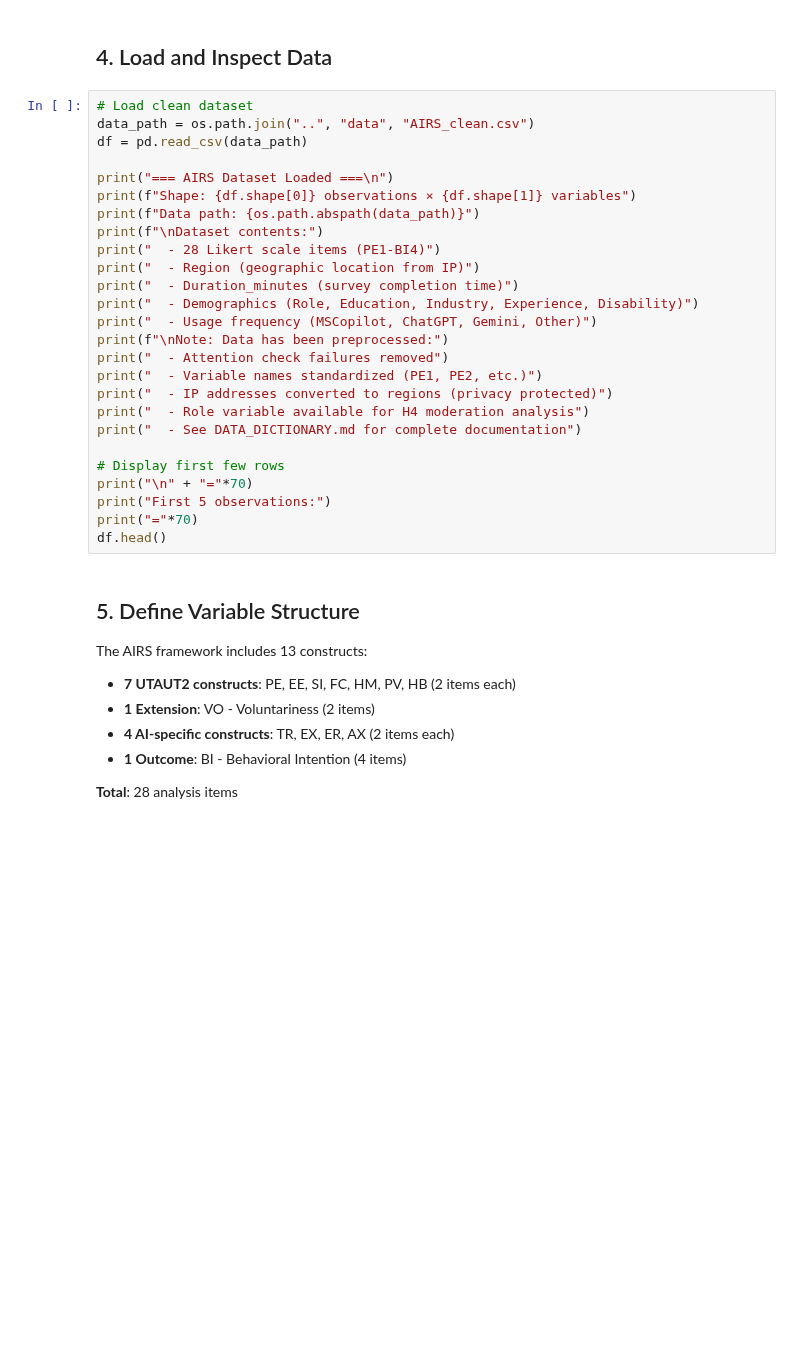
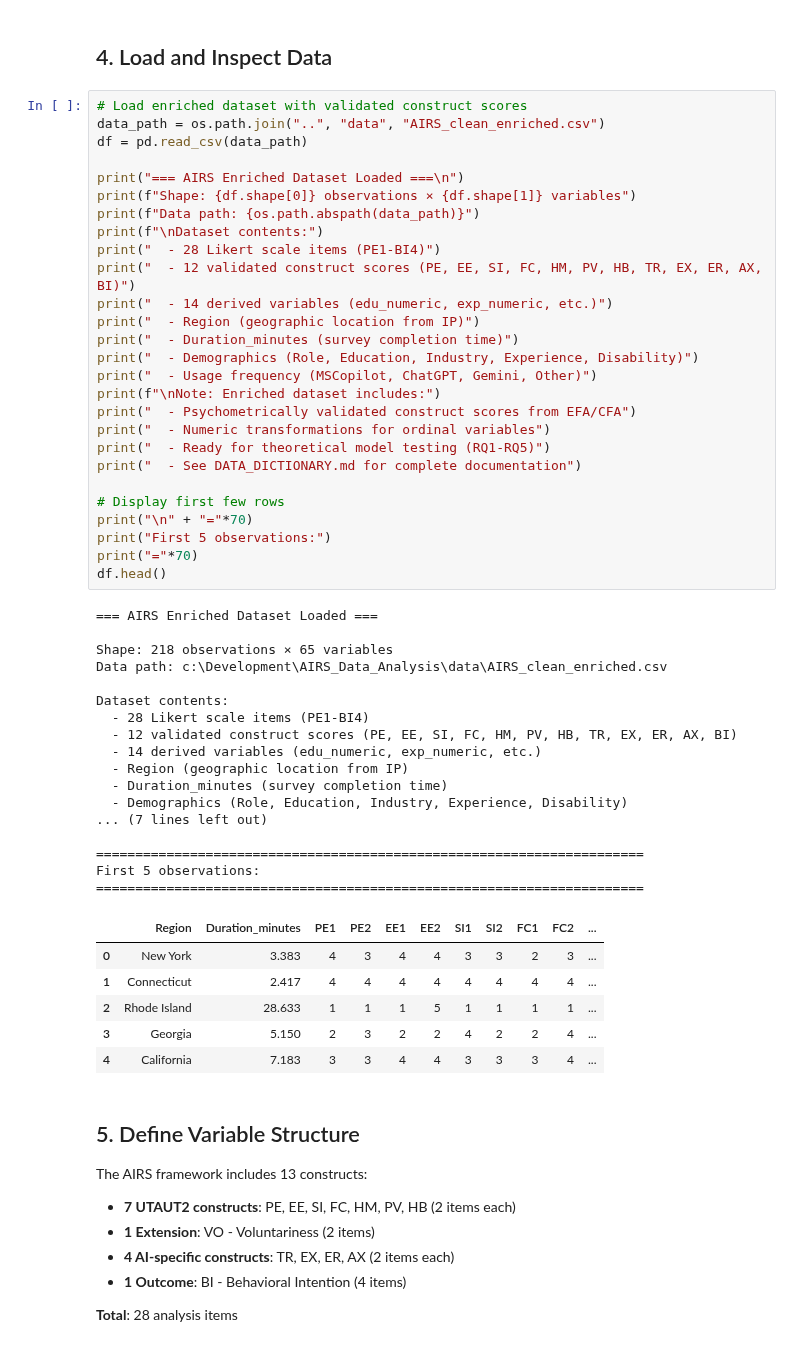
Before and after one commit to fabioc-aloha/AIRS_Data_Analysis, a Jupyter notebook: notebooks/AIRS_Analysis_Python.ipynb, the cells around one changed output. Drawn from its saved outputs; the diff is of its cells as text; blank space fills up the shorter version.

```diff
--- a/notebooks/AIRS_Analysis_Python.ipynb
+++ b/notebooks/AIRS_Analysis_Python.ipynb
@@ -191,31 +288,56 @@ print("✓ factor-analyzer installed (version check not available)")
 # %% [markdown]
 ## 4. Load and Inspect Data
 # %%
-# Load clean dataset
-data_path = os.path.join("..", "data", "AIRS_clean.csv")
+# Load enriched dataset with validated construct scores
+data_path = os.path.join("..", "data", "AIRS_clean_enriched.csv")
 df = pd.read_csv(data_path)
 
-print("=== AIRS Dataset Loaded ===\n")
+print("=== AIRS Enriched Dataset Loaded ===\n")
 print(f"Shape: {df.shape[0]} observations × {df.shape[1]} variables")
 print(f"Data path: {os.path.abspath(data_path)}")
 print(f"\nDataset contents:")
 print("  - 28 Likert scale items (PE1-BI4)")
+print("  - 12 validated construct scores (PE, EE, SI, FC, HM, PV, HB, TR, EX, ER, AX, BI)")
+print("  - 14 derived variables (edu_numeric, exp_numeric, etc.)")
 print("  - Region (geographic location from IP)")
 print("  - Duration_minutes (survey completion time)")
 print("  - Demographics (Role, Education, Industry, Experience, Disability)")
 print("  - Usage frequency (MSCopilot, ChatGPT, Gemini, Other)")
-print(f"\nNote: Data has been preprocessed:")
-print("  - Attention check failures removed")
-print("  - Variable names standardized (PE1, PE2, etc.)")
-print("  - IP addresses converted to regions (privacy protected)")
-print("  - Role variable available for H4 moderation analysis")
+print(f"\nNote: Enriched dataset includes:")
+print("  - Psychometrically validated construct scores from EFA/CFA")
+print("  - Numeric transformations for ordinal variables")
+print("  - Ready for theoretical model testing (RQ1-RQ5)")
 print("  - See DATA_DICTIONARY.md for complete documentation")
 
 # Display first few rows
 print("\n" + "="*70)
 print("First 5 observations:")
 print("="*70)
 df.head()
+# %% [output]
+=== AIRS Enriched Dataset Loaded ===
+
+Shape: 218 observations × 65 variables
+Data path: c:\Development\AIRS_Data_Analysis\data\AIRS_clean_enriched.csv
+
+Dataset contents:
+  - 28 Likert scale items (PE1-BI4)
+  - 12 validated construct scores (PE, EE, SI, FC, HM, PV, HB, TR, EX, ER, AX, BI)
+  - 14 derived variables (edu_numeric, exp_numeric, etc.)
+  - Region (geographic location from IP)
+  - Duration_minutes (survey completion time)
+  - Demographics (Role, Education, Industry, Experience, Disability)
+... (7 lines left out)
+
+======================================================================
+First 5 observations:
+======================================================================
+|  | Region | Duration_minutes | PE1 | PE2 | EE1 | EE2 | SI1 | SI2 | FC1 | FC2 | ... |
+| 0 | New York | 3.383 | 4 | 3 | 4 | 4 | 3 | 3 | 2 | 3 | ... |
+| 1 | Connecticut | 2.417 | 4 | 4 | 4 | 4 | 4 | 4 | 4 | 4 | ... |
+| 2 | Rhode Island | 28.633 | 1 | 1 | 1 | 5 | 1 | 1 | 1 | 1 | ... |
+| 3 | Georgia | 5.150 | 2 | 3 | 2 | 2 | 4 | 2 | 2 | 4 | ... |
+| 4 | California | 7.183 | 3 | 3 | 4 | 4 | 3 | 3 | 3 | 4 | ... |
 # %% [markdown]
 ## 5. Define Variable Structure
 
```
Also changed, not shown: parts of 59 cells of this notebook, 31 other files.
